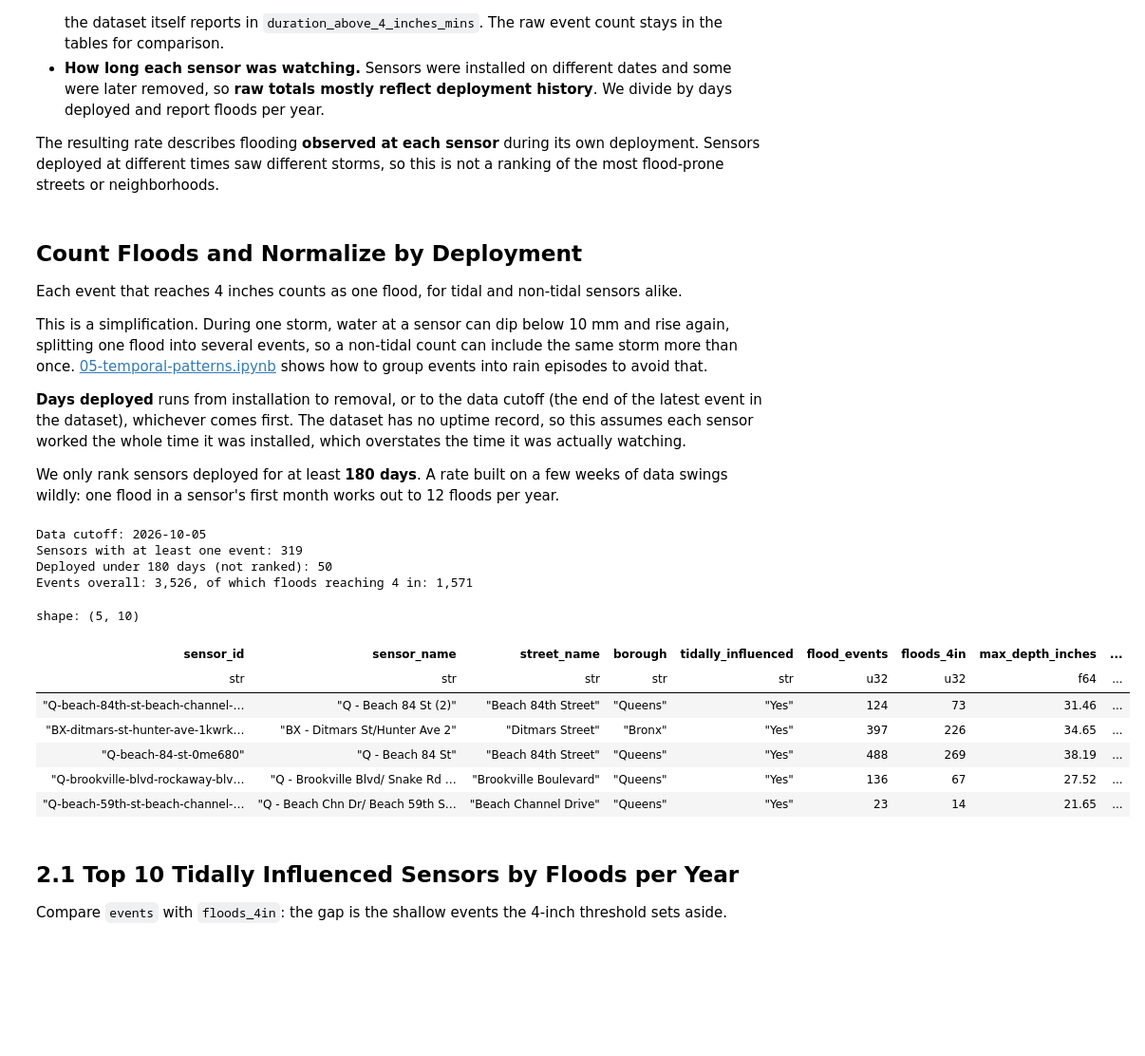
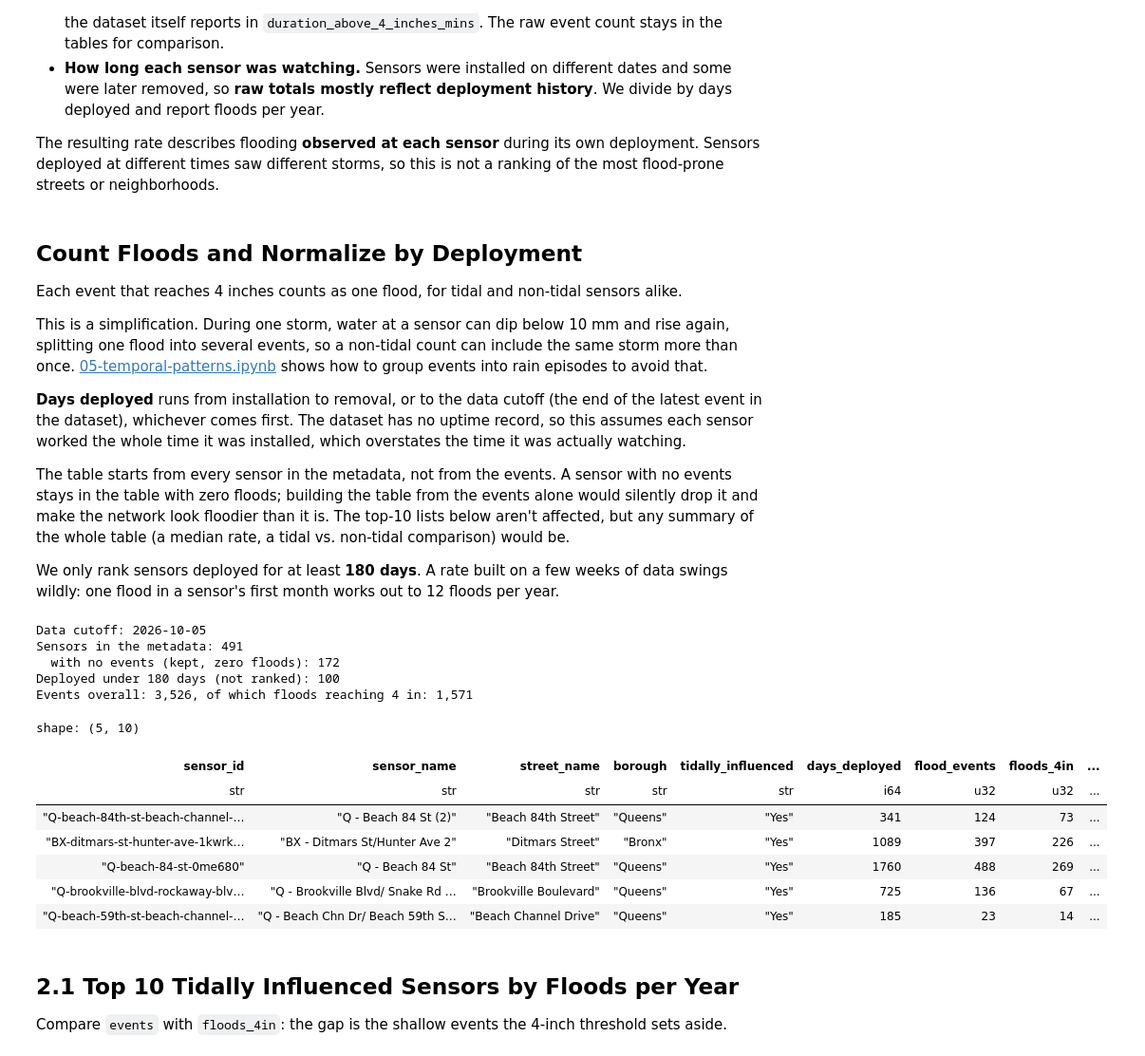
Before and after one commit to mebauer/floodnet-nyc-tutorial, a Jupyter notebook: 02-sensor-rankings.ipynb, the cells around one changed output. Shown at 95% size. Drawn from its saved outputs; the diff is of its cells as text; code cells hidden in the pictures; blank space fills up the shorter version.

Commit message:
Keep zero-event sensors in 02 rates; mark rain episodes exploratory; note nested flood tiers

```diff
--- a/02-sensor-rankings.ipynb
+++ b/02-sensor-rankings.ipynb
@@ -642,6 +642,8 @@ This is a simplification. During one storm, water at a sensor can dip below 10 m
 
 **Days deployed** runs from installation to removal, or to the data cutoff (the end of the latest event in the dataset), whichever comes first. The dataset has no uptime record, so this assumes each sensor worked the whole time it was installed, which overstates the time it was actually watching.
 
+The table starts from every sensor in the metadata, not from the events. A sensor with no events stays in the table with zero floods; building the table from the events alone would silently drop it and make the network look floodier than it is. The top-10 lists below aren't affected, but any summary of the whole table (a median rate, a tidal vs. non-tidal comparison) would be.
+
 We only rank sensors deployed for at least **180 days**. A rate built on a few weeks of data swings wildly: one flood in a sensor's first month works out to 12 floods per year.
 # %%
 DEPTH_THRESHOLD_IN = 4    # the dataset's own flood depth (duration_above_4_inches_mins)
@@ -653,49 +655,57 @@ data_cutoff = merged_df["flood_end_time_et"].max().date()
 
 # install to removal or data cutoff, whichever comes first
 days_deployed_df = floodnet.days_deployed(metadata_df, data_cutoff)
 
+flood_counts_df = merged_df.group_by("sensor_id").agg(
+    pl.len().alias("flood_events"),
+    (pl.col("max_depth_inches") >= DEPTH_THRESHOLD_IN).sum().alias("floods_4in"),
+    pl.col("max_depth_inches").max(),
+)
+
+# start from every sensor in the metadata, so a sensor with no events
+# keeps a row with zero floods instead of silently dropping out
 floods_per_year_df = (
-    merged_df.group_by(
+    metadata_df.select(
         "sensor_id", "sensor_name", "street_name", "borough", "tidally_influenced"
     )
-    .agg(
-        pl.len().alias("flood_events"),
-        (pl.col("max_depth_inches") >= DEPTH_THRESHOLD_IN).sum().alias("floods_4in"),
-        pl.col("max_depth_inches").max(),
-    )
     .join(days_deployed_df, on="sensor_id", how="left")
+    .join(flood_counts_df, on="sensor_id", how="left")
+    .with_columns(pl.col("flood_events", "floods_4in").fill_null(0))
     .with_columns(
         (pl.col("floods_4in") / pl.col("days_deployed") * 365.25)
         .round(2)
         .alias("floods_per_year")
     )
 )
 
 # only sensors with a long enough record are ranked
 rankable_df = floods_per_year_df.filter(pl.col("days_deployed") >= MIN_DAYS_DEPLOYED)
 
 print(f"Data cutoff: {data_cutoff}")
-print(f"Sensors with at least one event: {floods_per_year_df.height}")
+print(f"Sensors in the metadata: {floods_per_year_df.height}")
+print(f"  with no events (kept, zero floods): "
+      f"{floods_per_year_df.filter(pl.col('flood_events') == 0).height}")
 print(f"Deployed under {MIN_DAYS_DEPLOYED} days (not ranked): "
       f"{floods_per_year_df.height - rankable_df.height}")
 print(f"Events overall: {floods_per_year_df['flood_events'].sum():,}, "
       f"of which floods reaching {DEPTH_THRESHOLD_IN} in: {floods_per_year_df['floods_4in'].sum():,}")
 
 # preview aggregated table
 rankable_df.sort("floods_per_year", descending=True).head()
 # %% [output]
 Data cutoff: 2026-10-05
-Sensors with at least one event: 319
-Deployed under 180 days (not ranked): 50
+Sensors in the metadata: 491
+  with no events (kept, zero floods): 172
+Deployed under 180 days (not ranked): 100
 Events overall: 3,526, of which floods reaching 4 in: 1,571
 shape: (5, 10)
-| sensor_id | sensor_name | street_name | borough | tidally_influenced | flood_events | floods_4in | max_depth_inches | ... |
-| str | str | str | str | str | u32 | u32 | f64 | ... |
-| "Q-beach-84th-st-beach-channel-… | "Q - Beach 84 St (2)" | "Beach 84th Street" | "Queens" | "Yes" | 124 | 73 | 31.46 | ... |
-| "BX-ditmars-st-hunter-ave-1kwrk… | "BX - Ditmars St/Hunter Ave 2" | "Ditmars Street" | "Bronx" | "Yes" | 397 | 226 | 34.65 | ... |
-| "Q-beach-84-st-0me680" | "Q - Beach 84 St" | "Beach 84th Street" | "Queens" | "Yes" | 488 | 269 | 38.19 | ... |
-| "Q-brookville-blvd-rockaway-blv… | "Q - Brookville Blvd/ Snake Rd … | "Brookville Boulevard" | "Queens" | "Yes" | 136 | 67 | 27.52 | ... |
-| "Q-beach-59th-st-beach-channel-… | "Q - Beach Chn Dr/ Beach 59th S… | "Beach Channel Drive" | "Queens" | "Yes" | 23 | 14 | 21.65 | ... |
+| sensor_id | sensor_name | street_name | borough | tidally_influenced | days_deployed | flood_events | floods_4in | ... |
+| str | str | str | str | str | i64 | u32 | u32 | ... |
+| "Q-beach-84th-st-beach-channel-… | "Q - Beach 84 St (2)" | "Beach 84th Street" | "Queens" | "Yes" | 341 | 124 | 73 | ... |
+| "BX-ditmars-st-hunter-ave-1kwrk… | "BX - Ditmars St/Hunter Ave 2" | "Ditmars Street" | "Bronx" | "Yes" | 1089 | 397 | 226 | ... |
+| "Q-beach-84-st-0me680" | "Q - Beach 84 St" | "Beach 84th Street" | "Queens" | "Yes" | 1760 | 488 | 269 | ... |
+| "Q-brookville-blvd-rockaway-blv… | "Q - Brookville Blvd/ Snake Rd … | "Brookville Boulevard" | "Queens" | "Yes" | 725 | 136 | 67 | ... |
+| "Q-beach-59th-st-beach-channel-… | "Q - Beach Chn Dr/ Beach 59th S… | "Beach Channel Drive" | "Queens" | "Yes" | 185 | 23 | 14 | ... |
 # %% [markdown]
 ## 2.1 Top 10 Tidally Influenced Sensors by Floods per Year
 Compare `events` with `floods_4in`: the gap is the shallow events the 4-inch threshold sets aside.
```
Also changed, not shown: parts of 7 cells of this notebook, 1 other file.
